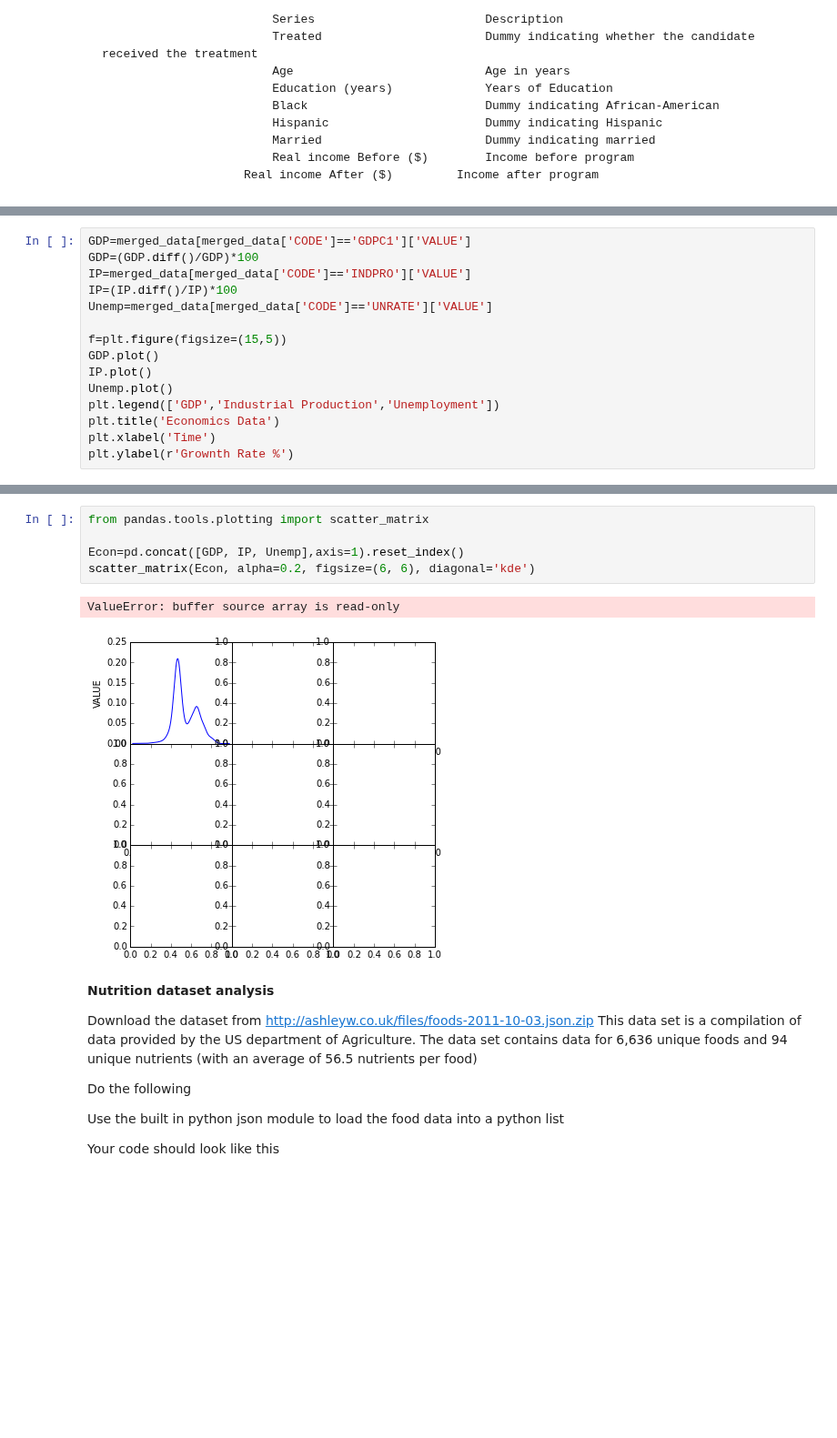
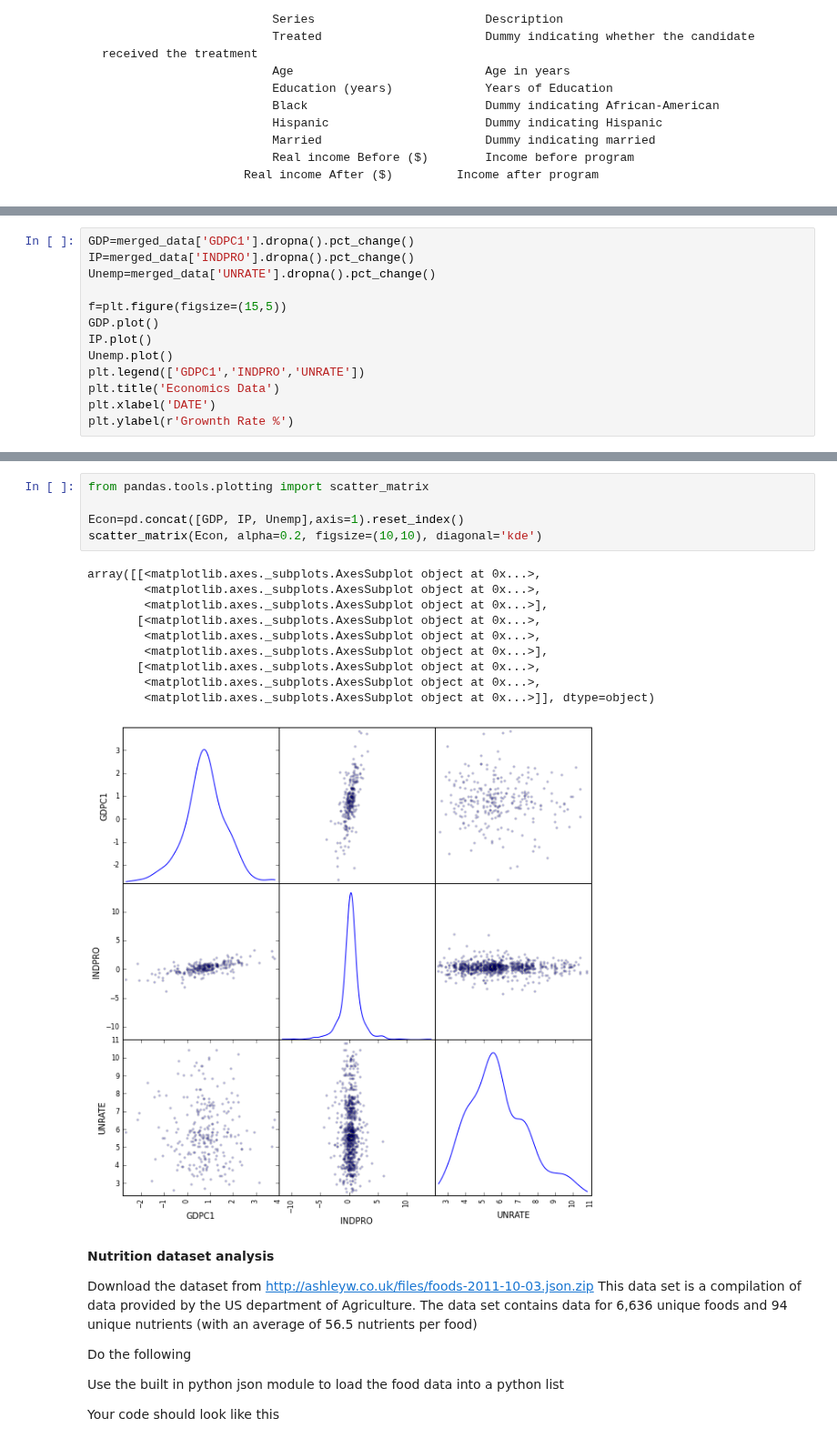
Before and after one commit to snazrul1/ssnazrul, a Jupyter notebook: DSE200/day_3_models_and_learning/03_Exercises.ipynb, the cells around one changed output, grey strips where cells are left out. Shown at 91% size. Saved outputs shown, nothing was run; the diff lists cells and outputs as text; blank space fills up the shorter version.

```diff
--- a/DSE200/day_3_models_and_learning/03_Exercises.ipynb
+++ b/DSE200/day_3_models_and_learning/03_Exercises.ipynb
@@ -105,19 +89,17 @@ premium.head()
 | 3 | 1919-04-01 | NaN | -1.79 |
 | 4 | 1919-05-01 | NaN | -1.70 |
 # %%
-GDP=merged_data[merged_data['CODE']=='GDPC1']['VALUE']
-GDP=(GDP.diff()/GDP)*100
-IP=merged_data[merged_data['CODE']=='INDPRO']['VALUE']
-IP=(IP.diff()/IP)*100
-Unemp=merged_data[merged_data['CODE']=='UNRATE']['VALUE']
+GDP=merged_data['GDPC1'].dropna().pct_change()
+IP=merged_data['INDPRO'].dropna().pct_change()
+Unemp=merged_data['UNRATE'].dropna().pct_change()
 
 f=plt.figure(figsize=(15,5))
 GDP.plot()
 IP.plot()
 Unemp.plot()
-plt.legend(['GDP','Industrial Production','Unemployment'])
+plt.legend(['GDPC1','INDPRO','UNRATE'])
 plt.title('Economics Data')
-plt.xlabel('Time')
+plt.xlabel('DATE')
 plt.ylabel(r'Grownth Rate %')
 # %% [output]
 <matplotlib.text.Text at 0x...>
@@ -125,11 +107,19 @@ plt.ylabel(r'Grownth Rate %')
 # %%
 from pandas.tools.plotting import scatter_matrix
 
 Econ=pd.concat([GDP, IP, Unemp],axis=1).reset_index()
-scatter_matrix(Econ, alpha=0.2, figsize=(6, 6), diagonal='kde')
+scatter_matrix(Econ, alpha=0.2, figsize=(10,10), diagonal='kde')
 # %% [output]
-ValueError: buffer source array is read-only
+array([[<matplotlib.axes._subplots.AxesSubplot object at 0x...>,
+        <matplotlib.axes._subplots.AxesSubplot object at 0x...>,
+        <matplotlib.axes._subplots.AxesSubplot object at 0x...>],
+       [<matplotlib.axes._subplots.AxesSubplot object at 0x...>,
+        <matplotlib.axes._subplots.AxesSubplot object at 0x...>,
+        <matplotlib.axes._subplots.AxesSubplot object at 0x...>],
+       [<matplotlib.axes._subplots.AxesSubplot object at 0x...>,
+        <matplotlib.axes._subplots.AxesSubplot object at 0x...>,
+        <matplotlib.axes._subplots.AxesSubplot object at 0x...>]], dtype=object)
-[figure, old version]
+[figure, new version]
 # %% [markdown]
 **Nutrition dataset analysis**
 
```
Also changed, not shown: parts of 9 cells of this notebook.
